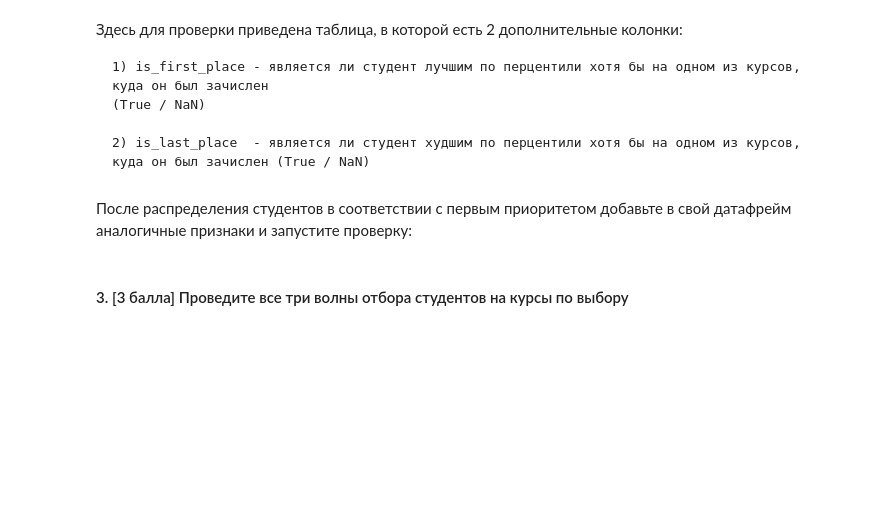
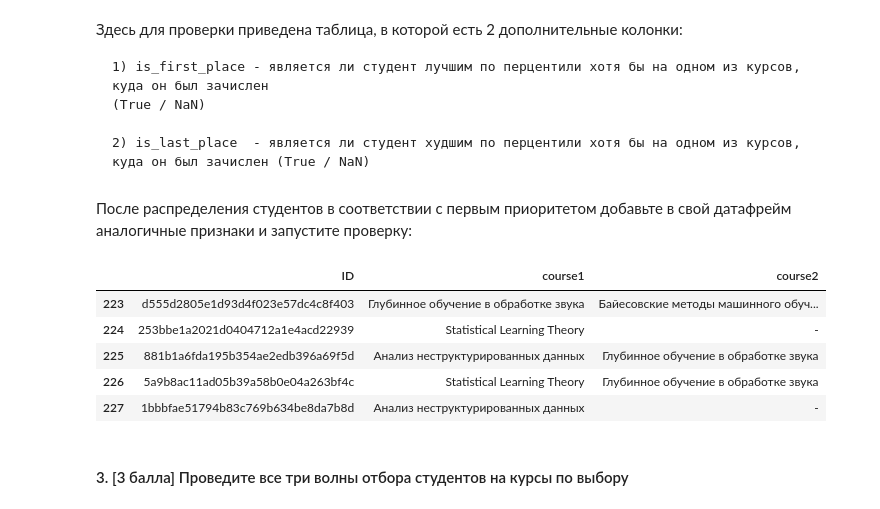
Before and after one commit to Maria-Myagkova/ml-course-hse, a Jupyter notebook: 2020-fall/homeworks-practice/homework-practice-01-pandas.ipynb, the cells around one changed output. Drawn from its saved outputs; the diff is of its cells as text; code cells hidden in the pictures; blank space fills up the shorter version.

```diff
--- a/2020-fall/homeworks-practice/homework-practice-01-pandas.ipynb
+++ b/2020-fall/homeworks-practice/homework-practice-01-pandas.ipynb
@@ -324,0 +429,8 @@ NameError: name 'df' is not defined
+# %%
+df['group'] = (df['18_group'] + df['17_group']).astype(int)
+
+mop_ti_17 = df['group'].isin([171, 172, 173])
+mi_18 = (df['group'] == 188) | ((df['18_group'] != 0) & (df['is_mi'] == 1))
+
+df['fall_count'] = np.where(mop_ti_17 | mi_18, 2, 1)
+df['fall_count'].value_counts()
@@ -338,3 +470,14 @@ assert(df[df['id'] == 'e4caca755ee0bdd711e18fb8084958b5'][col_name] == 1).all()
+# %%
+best = wave1.groupby('course')['percentile'].transform('min')
+worst = wave1.groupby('course')['percentile'].transform('max')
+wave1['is_first_place'] = wave1['percentile'] == best
+wave1['is_last_place'] = wave1['percentile'] == worst
+
+flags = wave1.groupby('id')[['is_first_place', 'is_last_place']].any()
+flags = flags.replace(False, np.nan)
+
+df = df.drop(columns=['is_first_place', 'is_last_place'], errors='ignore')
+df = df.merge(flags, left_on='id', right_index=True, how='left')
 # %% [markdown]
 Здесь для проверки приведена таблица, в которой есть 2 дополнительные колонки:
 
@@ -347,4 +490,73 @@ assert(df[df['id'] == 'e4caca755ee0bdd711e18fb8084958b5'][col_name] == 1).all()
 check_df = pd.read_csv('2_task_check.csv')
 # %% [markdown]
 После распределения студентов в соответствии с первым приоритетом добавьте в свой датафрейм аналогичные признаки и запустите проверку:
+# %%
+df['group'] = (df['18_group'] + df['17_group']).astype(int)
+mop_ti_17 = df['group'].isin([171, 172, 173])
+mi_18 = (df['18_group'] != 0) & (df['is_mi'] == 1)
+df['fall_count'] = np.where(mop_ti_17 | mi_18, 2, 1)
+
+cap = {'Statistical Learning Theory': 60,
+       'Высокопроизводительные вычисления': 60,
+       'Анализ неструктурированных данных': np.inf}
+courses = np.unique(df[['fall_1', 'fall_2', 'fall_3']].values)
+seats = pd.Series(30.0, index=courses)
+seats[list(cap)] = list(cap.values())
+
+def run_wave(apps, seats):
+    apps = apps.drop_duplicates(subset=['id', 'course']).sort_values('percentile')
+    apps['place'] = apps.groupby('course').cumcount()
+    return apps[apps['place'] < apps['course'].map(seats)][['id', 'course', 'percentile']]
+
+apps1 = df.melt(id_vars=['id', 'percentile', 'fall_count'],
+                value_vars=['fall_1', 'fall_2'], var_name='priority', value_name='course')
+apps1 = apps1[(apps1['priority'] == 'fall_1') | (apps1['fall_count'] == 2)]
+wave1 = run_wave(apps1, seats)
+
+best = wave1.groupby('course')['percentile'].transform('min')
+worst = wave1.groupby('course')['percentile'].transform('max')
+fl = pd.DataFrame({'id': wave1['id'],
+                   'is_first_place': wave1['percentile'] == best,
+                   'is_last_place': wave1['percentile'] == worst})
+flags = fl.groupby('id')[['is_first_place', 'is_last_place']].any().replace(False, np.nan)
+
+df = df.drop(columns=['is_first_place', 'is_last_place'], errors='ignore')
+df = df.merge(flags, left_on='id', right_index=True, how='left')
+
+def next_wave(enrolled, course_col):
+    left = seats - enrolled['course'].value_counts().reindex(seats.index, fill_value=0)
+    got = df['id'].map(enrolled.groupby('id').size()).fillna(0)
+    need = got < df['fall_count']
+    apps = df[need][['id', 'percentile']].copy()
+    apps['course'] = course_col[need]
+    apps = apps[apps['course'].notna()]
+    taken = enrolled['id'] + '|' + enrolled['course']
+    apps = apps[~(apps['id'] + '|' + apps['course']).isin(taken)]
+    return pd.concat([enrolled, run_wave(apps, left)])
+
+wave2_col = pd.Series(np.where(df['fall_count'] == 1, df['fall_2'], df['fall_3']), index=df.index)
+wave3_col = pd.Series(np.where(df['fall_count'] == 1, df['fall_3'], None), index=df.index)
+
+enrolled = next_wave(wave1.copy(), wave2_col)
+enrolled = next_wave(enrolled, wave3_col)
+
+enrolled['slot'] = enrolled.groupby('id').cumcount() + 1
+res = enrolled.pivot(index='id', columns='slot', values='course')
+res = res.reindex(columns=[1, 2]).rename(columns={1: 'course1', 2: 'course2'})
+res = df[['id', 'fall_count']].merge(res, left_on='id', right_index=True, how='left')
+res['course1'] = res['course1'].fillna('???')
+res['course2'] = np.where(res['fall_count'] == 1, '-', res['course2'].fillna('???'))
+res = res.rename(columns={'id': 'ID'})[['ID', 'course1', 'course2']]
+res.to_csv('res_fall.csv', index=None)
+
+fir_col_name = 'is_first_place'
+last_col_name = 'is_last_place'
+res.head()
+# %% [output]
+|  | ID | course1 | course2 |
+| 223 | d555d2805e1d93d4f023e57dc4c8f403 | Глубинное обучение в обработке звука | Байесовские методы машинного обуч... |
+| 224 | 253bbe1a2021d0404712a1e4acd22939 | Statistical Learning Theory | - |
+| 225 | 881b1a6fda195b354ae2edb396a69f5d | Анализ неструктурированных данных | Глубинное обучение в обработке звука |
+| 226 | 5a9b8ac11ad05b39a58b0e04a263bf4c | Statistical Learning Theory | Глубинное обучение в обработке звука |
+| 227 | 1bbbfae51794b83c769b634be8da7b8d | Анализ неструктурированных данных | - |
 # %%
```
Also changed, not shown: parts of 24 cells of this notebook.
